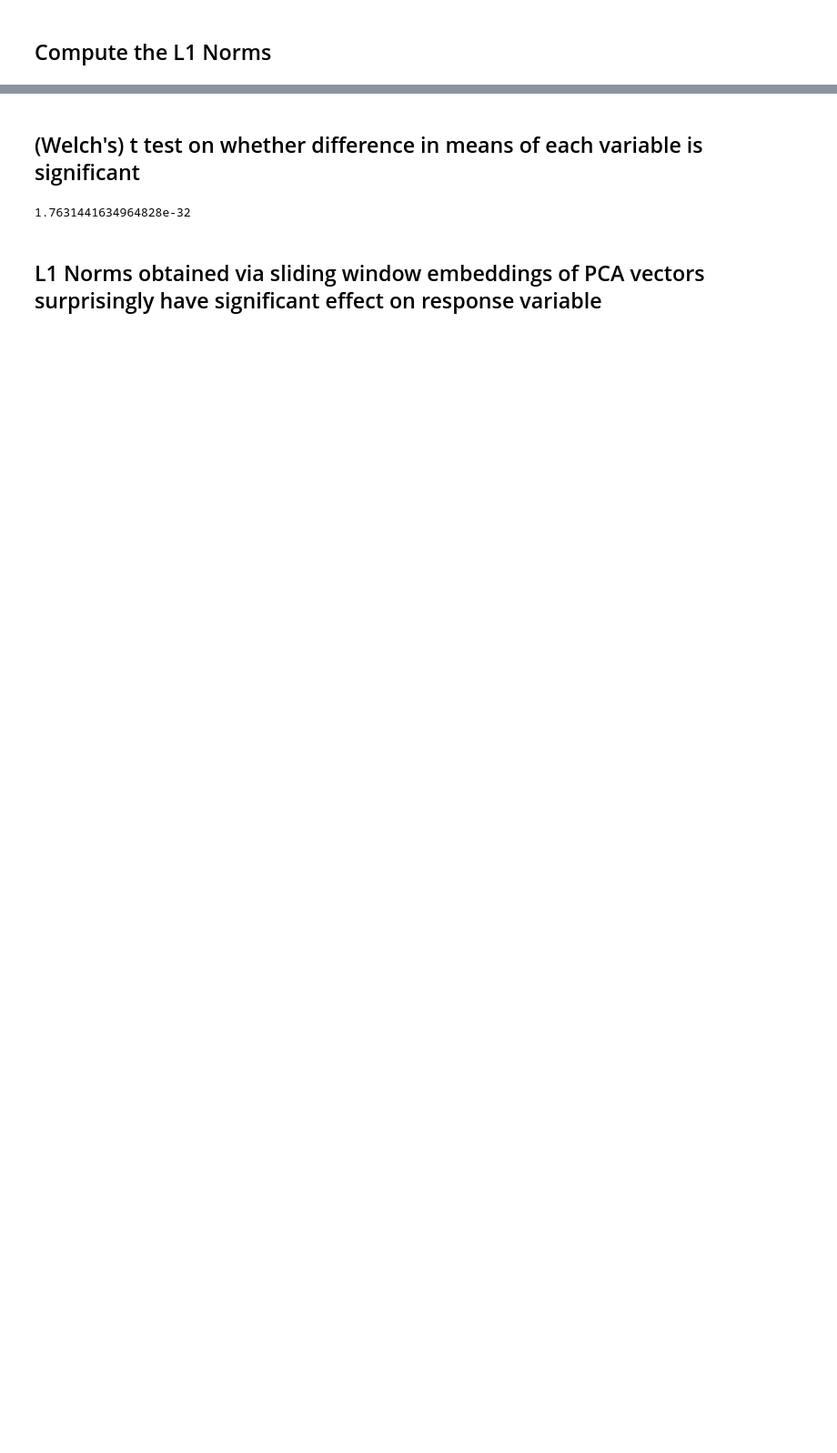
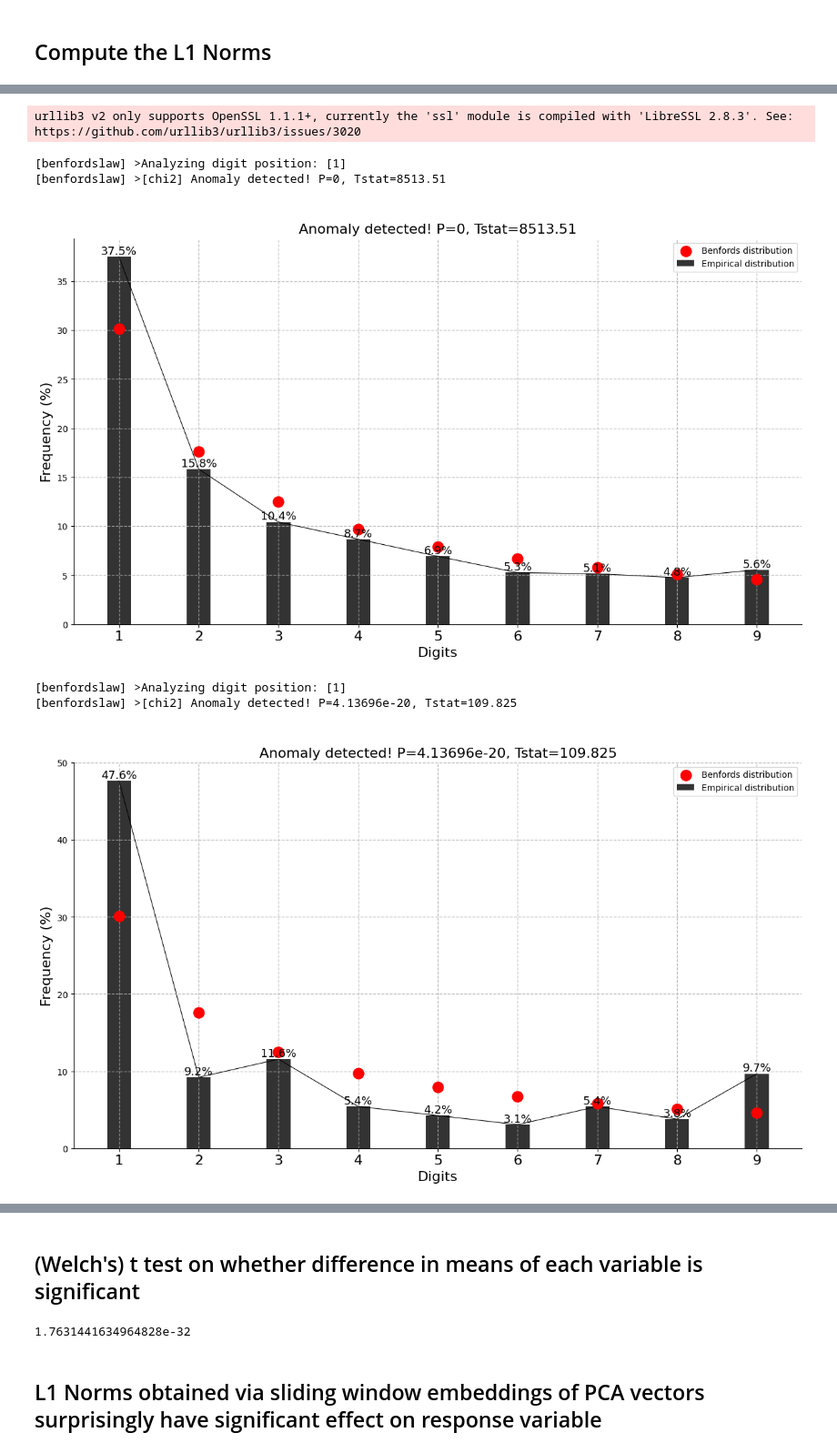
Before and after one commit to brianlivian/CC-Fraud-Detection-Topological-Data-Analysis, a Jupyter notebook: creditcardfraud.ipynb, the cells around one changed output, grey strips where cells are left out. Shown at 91% size. Saved outputs shown, nothing was run; the diff lists cells and outputs as text; code cells hidden in the pictures; blank space fills up the shorter version.

```diff
--- a/creditcardfraud.ipynb
+++ b/creditcardfraud.ipynb
@@ -170,24 +170,15 @@ def Ftseq(diagram):
 # Calculate Lp norm:
 def Lpnorm(tseq, landscapevalues, p = 1):
     norms = []
-    if p == 'aucoriginal':
-        layervalues = landscapevalues[layers]
-        for point in zip(tseq,layervalues):
-            norms.append(np.trapz(layervalues, tseq))
-        return(sum(norms))
-    elif p == 'aucUpdated':
-        layervalues = landscapevalues[layers]
-        return (np.trapz(layervalues))
-    else:
-        normvalues = []
-        for layer in range(layers, 2*layers):
-            layervalues = landscapevalues[layer]
-            normvalue = np.linalg.norm(layervalues,p)**p
-            if normvalue == 0:
-                break
-            else:
-                normvalues.append(normvalue)
-        return (np.sum(normvalues)**(1/p))
+    normvalues = []
+    for layer in range(layers, 2*layers):
+        layervalues = landscapevalues[layer]
+        normvalue = np.linalg.norm(layervalues,p)**p
+        if normvalue == 0:
+            break
+        else:
+            normvalues.append(normvalue)
+    return (np.sum(normvalues)**(1/p))
 # %% [markdown]
 ## Compute the L1 Norms
 # %%
@@ -195,7 +186,7 @@ layers = 10
 vrp = VietorisRipsPersistence()
 pl = PersistenceLandscape(layers)
 
-for e in tqdm(range(2,10), desc = "Window Sizes", unit="e"):
+for e in tqdm(range(2,4), desc = "Window Sizes", unit="e"):
     Norms = []
     for pointcloud in tqdm(df['E{}'.format(e)], desc="Computing norms", unit="cloud"):
         persistencediagram = vrp.fit_transform(pointcloud.reshape(1, *pointcloud.shape))
@@ -212,0 +206,22 @@ df['Class'] = df['Class'].astype(str)
+# %%
+from benfordslaw import benfordslaw
+
+# Initialize
+bl = benfordslaw(pos=1, alpha=0.05)
+results = bl.fit(df[df['Class'] == '0']['Amount'])
+# Plot
+bl.plot()
+# Initialize
+bl = benfordslaw(pos=1, alpha=0.05)
+results = bl.fit(df[df['Class'] == '1']['Amount'])
+
+# Plot
+bl.plot()
+# %% [output]
+urllib3 v2 only supports OpenSSL 1.1.1+, currently the 'ssl' module is compiled with 'LibreSSL 2.8.3'. See: https://github.com/urllib3/urllib3/issues/3020
+[benfordslaw] >Analyzing digit position: [1]
+[benfordslaw] >[chi2] Anomaly detected! P=0, Tstat=8513.51
+[figure, added]
+[benfordslaw] >Analyzing digit position: [1]
+[benfordslaw] >[chi2] Anomaly detected! P=4.13696e-20, Tstat=109.825
+[figure, added]
```
Also changed, not shown: parts of 21 cells of this notebook, 1 other file.
